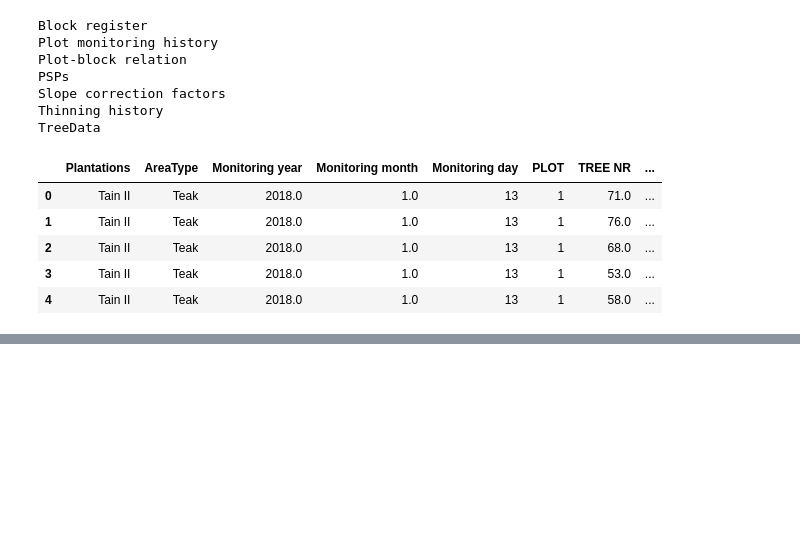
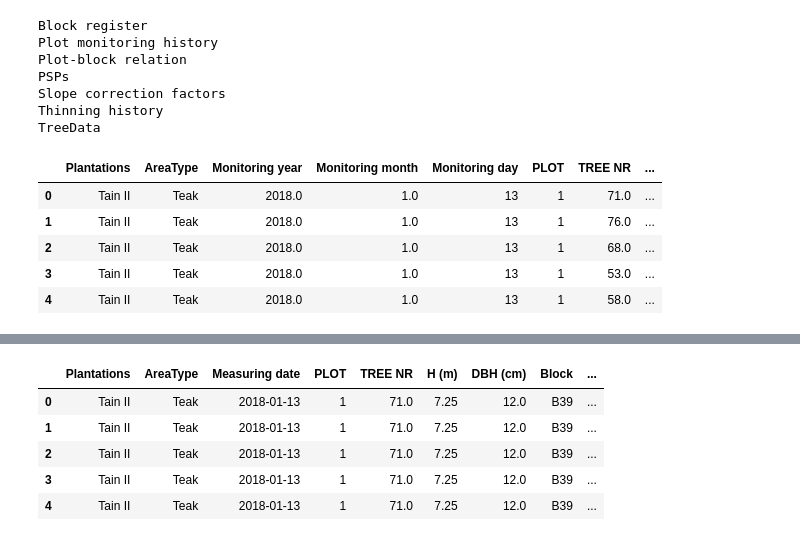
Before and after one commit to ds-gowusu/tree_growth_analytics, a Jupyter notebook: tree_growth_analysis.ipynb, the cells around one changed output, grey strips where cells are left out. Cells and saved outputs as stored; diff of their text form; code cells hidden in the pictures; blank space fills up the shorter version.

```diff
--- a/tree_growth_analysis.ipynb
+++ b/tree_growth_analysis.ipynb
@@ -44,0 +299,4 @@ df.head()
+# %%
+plot_hist_query = r"SELECT * FROM [Plot monitoring history] WHERE Plantations = 'Tain II' AND AreaType = 'Teak'"
+plot_hist_df = pd.read_sql(plot_hist_query, conn)
+plot_hist_df.head()
@@ -44,0 +310,5 @@ df.head()
+# %%
+trimed_plot_hist_df = plot_hist_df[['Plot no', 'Default plot size']]
+# %%
+trimed_plot_hist_df = trimed_plot_hist_df.rename(columns={'Plot no': 'PLOT'})
+trimed_plot_hist_df.head()
@@ -44,0 +322,3 @@ df.head()
+# %%
+df = pd.merge(df, trimed_plot_hist_df, on='PLOT')
+df.head()
@@ -44,0 +333,11 @@ df.head()
+# %%
+# trimmed the dataframe to relevant features
+df = df[['Plantations', 'AreaType', 'Measuring date', 'PLOT', 'TREE NR', 'H (m)', 'DBH (cm)', 'Block', 'Default plot size']]
+df.head()
+# %% [output]
+|  | Plantations | AreaType | Measuring date | PLOT | TREE NR | H (m) | DBH (cm) | Block | ... |
+| 0 | Tain II | Teak | 2018-01-13 | 1 | 71.0 | 7.25 | 12.0 | B39 | ... |
+| 1 | Tain II | Teak | 2018-01-13 | 1 | 71.0 | 7.25 | 12.0 | B39 | ... |
+| 2 | Tain II | Teak | 2018-01-13 | 1 | 71.0 | 7.25 | 12.0 | B39 | ... |
+| 3 | Tain II | Teak | 2018-01-13 | 1 | 71.0 | 7.25 | 12.0 | B39 | ... |
+| 4 | Tain II | Teak | 2018-01-13 | 1 | 71.0 | 7.25 | 12.0 | B39 | ... |
```
Also changed, not shown: parts of 46 cells of this notebook.
